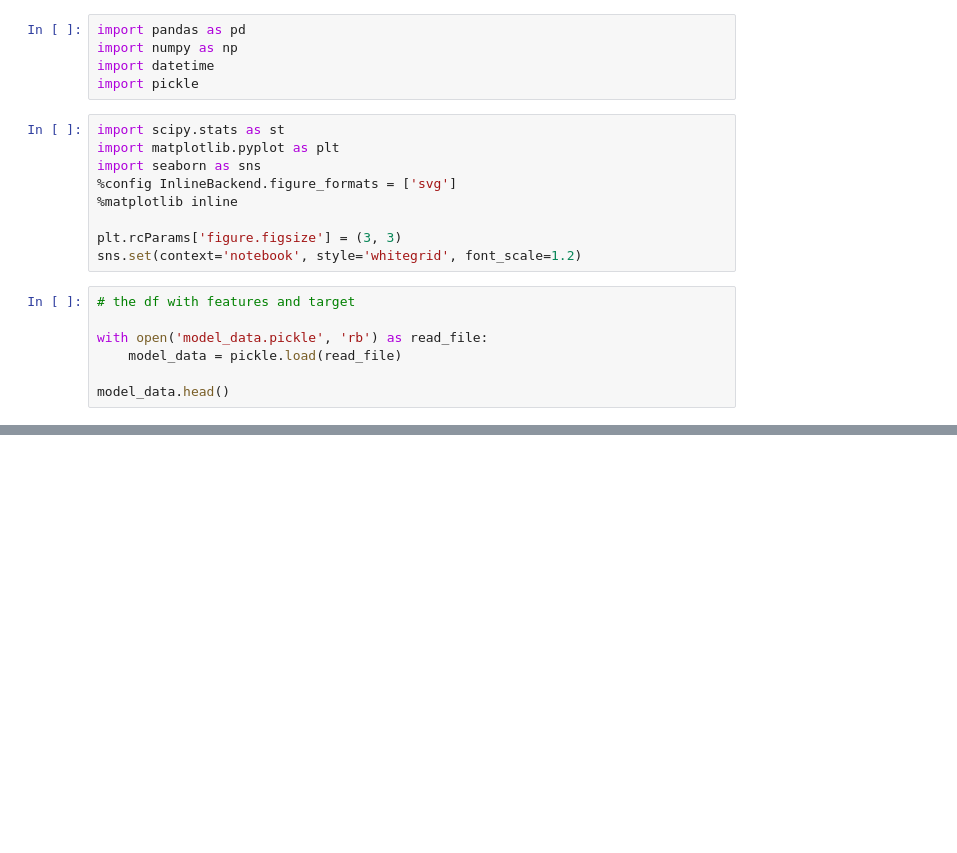
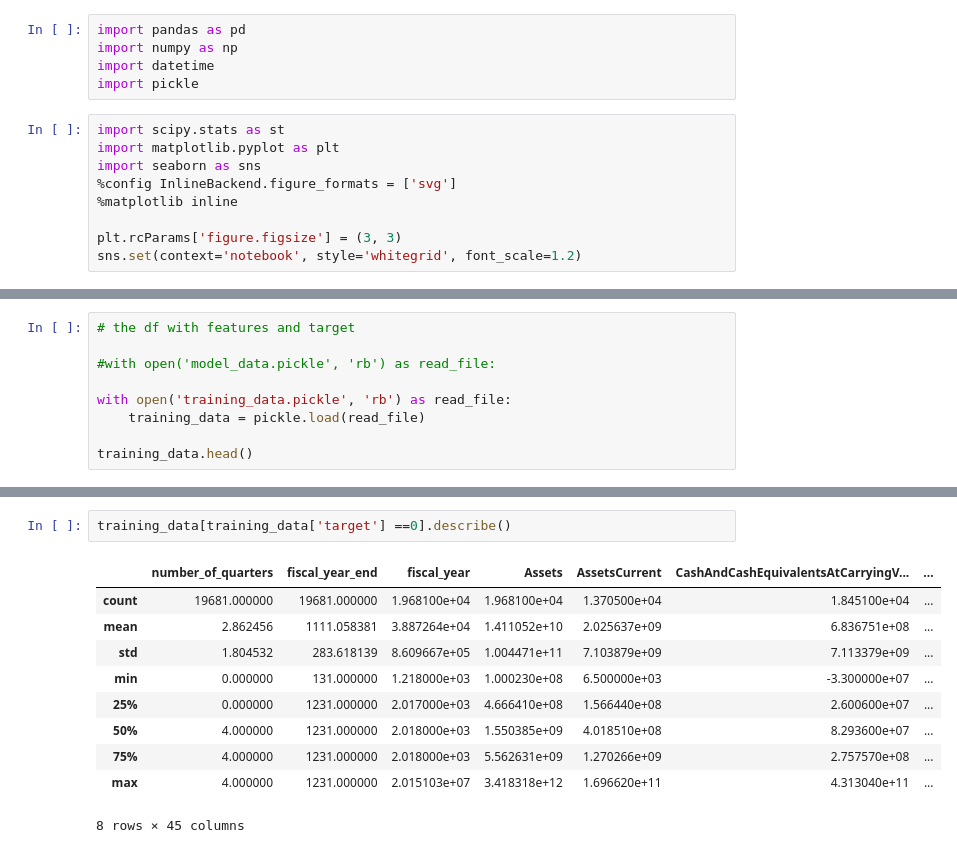
Before and after one commit to AmyB47/bankruptcy_2020, a Jupyter notebook: code/08_EDA_training_data.ipynb, the cells around one changed output, grey strips where cells are left out. Saved outputs shown, nothing was run; the diff lists cells and outputs as text; blank space fills up the shorter version.

```diff
--- a/code/08_EDA_training_data.ipynb
+++ b/code/08_EDA_training_data.ipynb
@@ -19,10 +27,3 @@ import seaborn as sns
 
 plt.rcParams['figure.figsize'] = (3, 3)
 sns.set(context='notebook', style='whitegrid', font_scale=1.2)
-# %%
-# the df with features and target
-
-with open('model_data.pickle', 'rb') as read_file:
-    model_data = pickle.load(read_file)
-
-model_data.head()
@@ -280,0 +30,9 @@ with open('model_data_new.pickle', 'wb') as to_write:
+# %%
+# the df with features and target
+
+#with open('model_data.pickle', 'rb') as read_file:
+
+with open('training_data.pickle', 'rb') as read_file:
+    training_data = pickle.load(read_file)
+
+training_data.head()
@@ -280,0 +71,13 @@ with open('model_data_new.pickle', 'wb') as to_write:
+# %%
+training_data[training_data['target'] ==0].describe()
+# %% [output]
+|  | number_of_quarters | fiscal_year_end | fiscal_year | Assets | AssetsCurrent | CashAndCashEquivalentsAtCarryingV... | ... |
+| count | 19681.000000 | 19681.000000 | 1.968100e+04 | 1.968100e+04 | 1.370500e+04 | 1.845100e+04 | ... |
+| mean | 2.862456 | 1111.058381 | 3.887264e+04 | 1.411052e+10 | 2.025637e+09 | 6.836751e+08 | ... |
+| std | 1.804532 | 283.618139 | 8.609667e+05 | 1.004471e+11 | 7.103879e+09 | 7.113379e+09 | ... |
+| min | 0.000000 | 131.000000 | 1.218000e+03 | 1.000230e+08 | 6.500000e+03 | -3.300000e+07 | ... |
+| 25% | 0.000000 | 1231.000000 | 2.017000e+03 | 4.666410e+08 | 1.566440e+08 | 2.600600e+07 | ... |
+| 50% | 4.000000 | 1231.000000 | 2.018000e+03 | 1.550385e+09 | 4.018510e+08 | 8.293600e+07 | ... |
+| 75% | 4.000000 | 1231.000000 | 2.018000e+03 | 5.562631e+09 | 1.270266e+09 | 2.757570e+08 | ... |
+| max | 4.000000 | 1231.000000 | 2.015103e+07 | 3.418318e+12 | 1.696620e+11 | 4.313040e+11 | ... |
+8 rows × 45 columns
```
Also changed, not shown: parts of 64 cells of this notebook.
